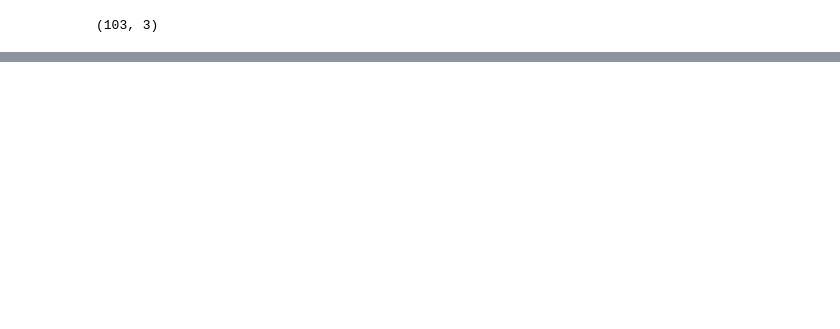
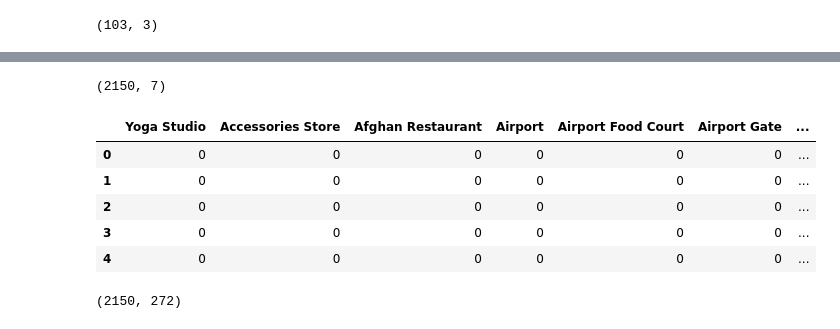
Before and after one commit to gregbabbitt16/Coursera-Capstone, a Jupyter notebook: Greg Babbitt's Week Three Assignment .ipynb, the cells around one changed output, grey strips where cells are left out. Drawn from its saved outputs; the diff is of its cells as text; code cells hidden in the pictures; blank space fills up the shorter version.

Commit message:
Published from Watson Studio.

```diff
--- a/Greg Babbitt's Week Three Assignment .ipynb
+++ b/Greg Babbitt's Week Three Assignment .ipynb
@@ -48,0 +71,3 @@ clean.shape
+# %%
+sort = clean.sort_index()
+sort
@@ -48,0 +153,19 @@ clean.shape
+# %%
+# create map of New York using latitude and longitude values
+map_toronto = folium.Map(location=[latitude, longitude], zoom_start=10)
+
+# add markers to map
+for lat, lng, borough, neighborhood in zip(sort['Latitude'], sort['Longitude'], sort['Borough'], sort['Neighbourhood']):
+    label = '{}, {}'.format(neighborhood, borough)
+    label = folium.Popup(label, parse_html=True)
+    folium.CircleMarker(
+        [lat, lng],
+        radius=5,
+        popup=label,
+        color='blue',
+        fill=True,
+        fill_color='#3186cc',
+        fill_opacity=0.7,
+        parse_html=False).add_to(map_toronto)
+
+map_toronto
@@ -48,0 +176,4 @@ clean.shape
+# %%
+CLIENT_ID = 'FTWC2PBI1TAWHOQUJ5YSXGA5UOL4JC4BROSGYDQLJV40LG0H' # your Foursquare ID
+CLIENT_SECRET = 'CLVZ05JJGTXIVJA01AQO4MIXJMATPUW0H0WHBFKXTMZ0RNWK' # your Foursquare Secret
+VERSION = '20180605' # Foursquare API version
@@ -48,0 +222,6 @@ clean.shape
+# %%
+LIMIT = 100
+toronto_venues = getNearbyVenues(names=sort['Neighbourhood'],
+                                   latitudes=sort['Latitude'],
+                                   longitudes=sort['Longitude']
+                                  )
@@ -48,0 +246,27 @@ clean.shape
+# %%
+toronto_venues.shape
+# %% [output]
+(2150, 7)
+# %%
+# one hot encoding
+toronto_onehot = pd.get_dummies(toronto_venues[['Venue Category']], prefix="", prefix_sep="")
+
+# add neighborhood column back to dataframe
+toronto_onehot['Neighborhood'] = toronto_venues['Neighborhood']
+
+# move neighborhood column to the first column
+fixed_columns = [toronto_onehot.columns[-1]] + list(toronto_onehot.columns[:-1])
+toronto_onehot = toronto_onehot[fixed_columns]
+
+toronto_onehot.head()
+# %% [output]
+|  | Yoga Studio | Accessories Store | Afghan Restaurant | Airport | Airport Food Court | Airport Gate | ... |
+| 0 | 0 | 0 | 0 | 0 | 0 | 0 | ... |
+| 1 | 0 | 0 | 0 | 0 | 0 | 0 | ... |
+| 2 | 0 | 0 | 0 | 0 | 0 | 0 | ... |
+| 3 | 0 | 0 | 0 | 0 | 0 | 0 | ... |
+| 4 | 0 | 0 | 0 | 0 | 0 | 0 | ... |
+# %%
+toronto_onehot.shape
+# %% [output]
+(2150, 272)
```
Also changed, not shown: parts of 34 cells of this notebook.
